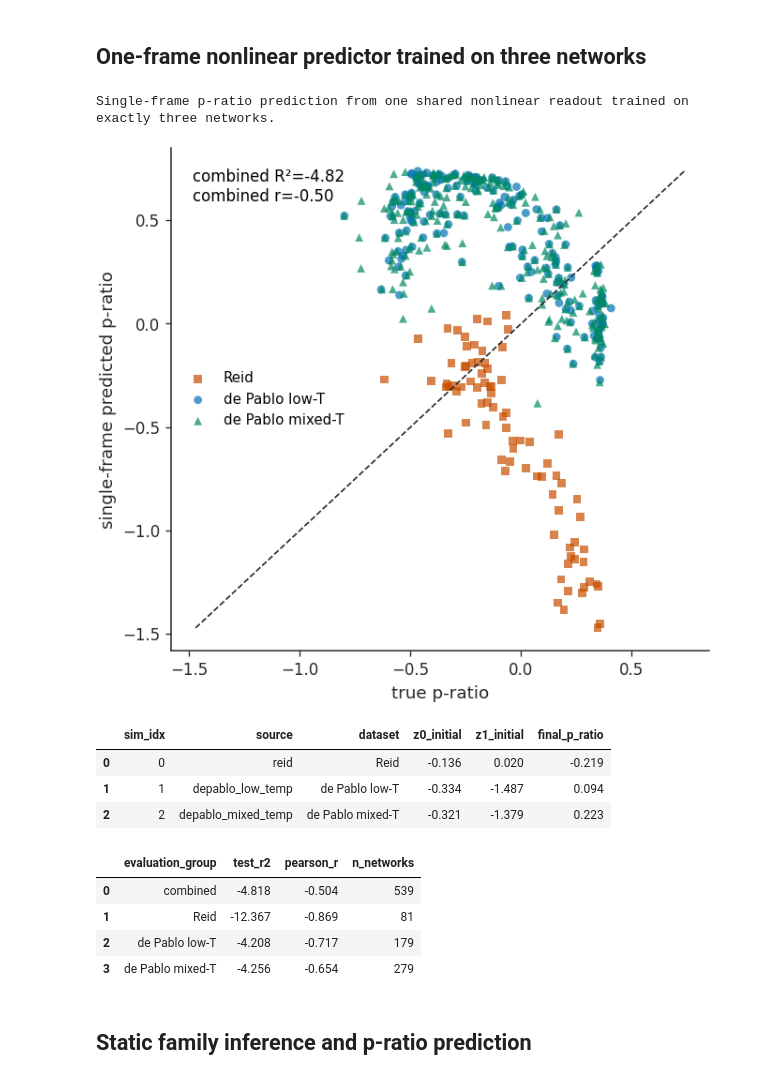
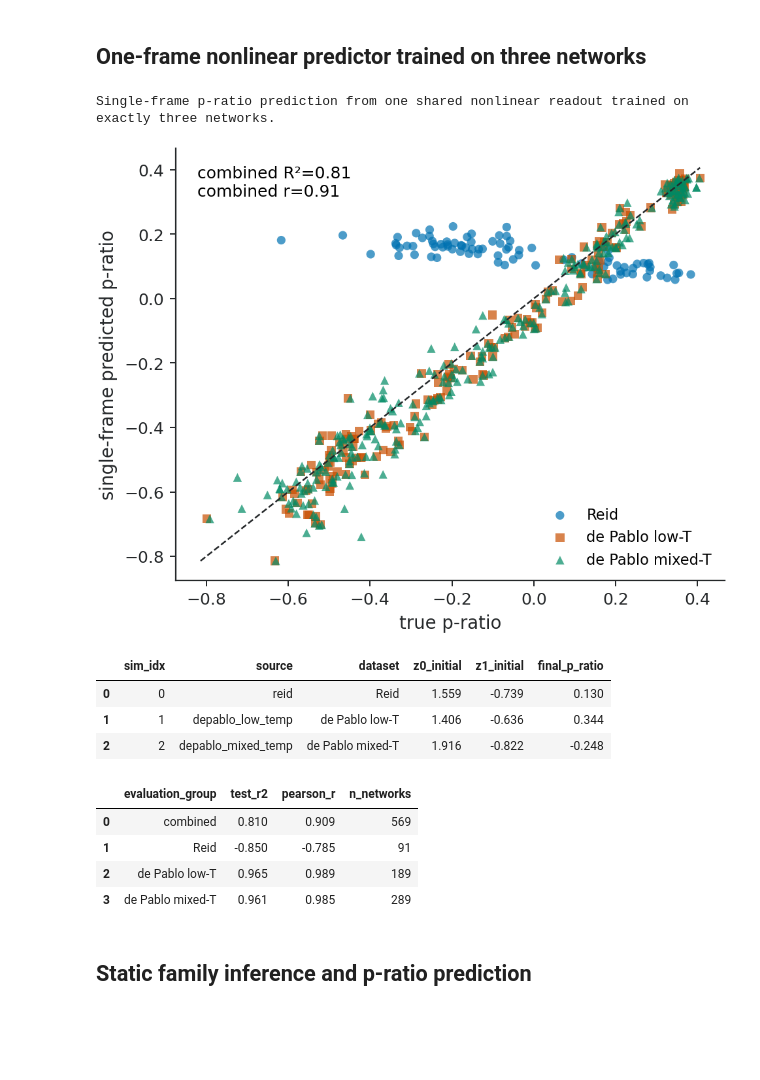
Before and after one commit to alex-zhilkin/DL-course-project, a Jupyter notebook: notebooks/latent_space/06_mixed_dataset_shared_latent_space.ipynb, the cells around one changed output. Saved outputs shown, nothing was run; the diff lists cells and outputs as text; code cells hidden in the pictures; blank space fills up the shorter version.

```diff
--- a/notebooks/latent_space/06_mixed_dataset_shared_latent_space.ipynb
+++ b/notebooks/latent_space/06_mixed_dataset_shared_latent_space.ipynb
@@ -30,6 +30,10 @@ from lss.plotting import PAPER_COLORS, apply_editorial_style, dataset_color, sty
 from lss.utils import resolve_device
 
 apply_editorial_style()
+PAPER_DPI = 180
+PAPER_FIGSIZE = (5.4, 4.2)
+PAPER_WIDE_FIGSIZE = (10.8, 4.2)
+plt.rcParams.update({'figure.dpi': PAPER_DPI, 'savefig.dpi': 400})
 DEVICE = resolve_device('auto')
 DEVICE
 # %% [output]
@@ -245,16 +300,18 @@ Raw z0-z1 plane using every encoded frame from held-out networks; colour denotes
 ## Held-out latent trajectories
 # %%
 print('Held-out z0 trajectories: colour denotes final p-ratio and line style denotes dataset. The right column enlarges the initial segment of the same trajectories.')
-line_styles = {'Reid': '-', 'de Pablo low-T': '--', 'de Pablo mixed-T': ':'}
+line_style_cycle = ['-', '--', ':', '-.']
+line_styles = {dataset: line_style_cycle[index % len(line_style_cycle)] for index, dataset in enumerate(DATASET_LABELS)}
 plot_values = test_descriptors.final_p_ratio.replace([np.inf,-np.inf],np.nan).dropna()
 norm = Normalize(vmin=plot_values.quantile(.01), vmax=plot_values.quantile(.99))
 cmap = plt.get_cmap('cividis_r')
 INITIAL_ZOOM_FRAME = 12
 
-fig = plt.figure(figsize=(10.2, 4.35), constrained_layout=True)
-grid = fig.add_gridspec(3, 2, width_ratios=[4.7, 1.9], hspace=.08, wspace=.07)
+trajectory_figsize = (PAPER_WIDE_FIGSIZE[0], max(PAPER_WIDE_FIGSIZE[1], 1.65*len(DATASET_LABELS)))
+fig = plt.figure(figsize=trajectory_figsize, constrained_layout=True)
+grid = fig.add_gridspec(len(DATASET_LABELS), 2, width_ratios=[4.7, 1.9], hspace=.08, wspace=.07)
 ax = fig.add_subplot(grid[:, 0])
-zoom_axes = [fig.add_subplot(grid[row, 1]) for row in range(3)]
+zoom_axes = [fig.add_subplot(grid[row, 1]) for row in range(len(DATASET_LABELS))]
 selected_rows = []
 selected_trajectories = []
 
@@ -361,10 +418,10 @@ for label,group in [('combined',source_baseline), *[(dataset,source_baseline[sou
     probe_rows.append({'method':'source identity only','evaluation_group':label,'test_r2':r2_score(group.final_p_ratio,group.predicted_p_ratio),'pearson_r':pearson_r(group.final_p_ratio,group.predicted_p_ratio),'n_networks':len(group)})
 probe_scores=pd.DataFrame(probe_rows); probe_scores.to_csv(OUTPUT/'shared_probe_scores.csv',index=False); probe_predictions.to_csv(OUTPUT/'shared_probe_predictions.csv',index=False); source_baseline.to_csv(OUTPUT/'source_only_baseline_predictions.csv',index=False)
 print('Shared linear p-ratio readout fitted on validation networks and evaluated once on held-out networks.')
-fig, ax = plt.subplots(figsize=(5.5,5.0), constrained_layout=True)
+fig, ax = plt.subplots(figsize=PAPER_FIGSIZE, constrained_layout=True)
 for dataset, group in probe_predictions.groupby('dataset'):
     key, marker = SOURCE_STYLES[dataset]
-    ax.scatter(group.final_p_ratio,group.predicted_p_ratio,s=28,alpha=.7,marker=marker,color=dataset_color(key),edgecolor='none',label=dataset)
+    ax.scatter(group.final_p_ratio,group.predicted_p_ratio,s=28,alpha=.7,marker=marker,color=SOURCE_COLORS[dataset],edgecolor='none',label=dataset)
 limits=np.r_[probe_predictions.final_p_ratio,probe_predictions.predicted_p_ratio]; lo,hi=np.nanmin(limits),np.nanmax(limits)
 ax.plot([lo,hi],[lo,hi],'--',color=PAPER_COLORS['ink'],lw=1)
 combined=probe_scores.query("evaluation_group == 'combined' and method == 'shared latent readout'").iloc[0]
@@ -396,13 +453,9 @@ for feature_set, features in PROBE_FEATURE_SETS.items():
 feature_set_scores = pd.DataFrame(feature_set_rows)
 feature_set_scores.to_csv(OUTPUT/'shared_probe_feature_set_scores.csv', index=False)
 print('Held-out p-ratio R² by latent information available to one shared readout.')
-fig, ax = plt.subplots(figsize=(7.2, 4.3), constrained_layout=True)
-plot_styles = {
-    'combined': (PAPER_COLORS['ink'], 'o'),
-    'Reid': (dataset_color('reid'), 's'),
-    'de Pablo low-T': (dataset_color('depablo_low_temp'), '^'),
-    'de Pablo mixed-T': (dataset_color('depablo_mixed_temp'), 'D'),
-}
+fig, ax = plt.subplots(figsize=PAPER_FIGSIZE, constrained_layout=True)
+plot_styles = {'combined': (PAPER_COLORS['ink'], 'o')}
+plot_styles.update({dataset: (SOURCE_COLORS[dataset], marker) for dataset, (_, marker) in SOURCE_STYLES.items()})
 x = np.arange(len(PROBE_FEATURE_SETS))
 for evaluation_group, (color, marker) in plot_styles.items():
     group = feature_set_scores[feature_set_scores.evaluation_group.eq(evaluation_group)].set_index('feature_set').loc[list(PROBE_FEATURE_SETS)]
@@ -460,10 +513,10 @@ with torch.no_grad():
             'sim_idx': sim_idx, 'source': source_name,
             'dataset': SOURCE_LABELS.get(source_name, source_name),
             'z0_initial': float(z[0]), 'z1_initial': float(z[1]),
-            'final_p_ratio': ground_truth_p_ratio(sim, -1, dataset_name=source_name, cfg=cfg),
+            'final_p_ratio': ground_truth_p_ratio(sim, -1, dataset_name=source_name, experiment_config=experiment_config),
         })
 three_example_train = pd.DataFrame(three_example_rows)
-assert len(three_example_train) == len(DATASETS) == 3
+assert len(three_example_train) == TRAIN_PER_SOURCE * len(DATASETS)
 
 class StaticPratioMLP(torch.nn.Module):
     def __init__(self, hidden_size=8):
@@ -477,53 +530,53 @@ class StaticPratioMLP(torch.nn.Module):
 seed_everything(SEED + 17)
 train_x = torch.as_tensor(three_example_train[['z0_initial','z1_initial']].to_numpy(float), dtype=torch.float32, device=DEVICE)
 train_y = torch.as_tensor(three_example_train.final_p_ratio.to_numpy(float), dtype=torch.float32, device=DEVICE)
-static_z_mean = train_x.mean(0); static_z_std = train_x.std(0).clamp_min(1e-6)
-static_y_mean = train_y.mean(); static_y_std = train_y.std().clamp_min(1e-6)
+static_z_mean = train_x.mean(0); static_z_std = train_x.std(0, unbiased=False).clamp_min(1e-6)
+static_y_mean = train_y.mean(); static_y_std = train_y.std(unbiased=False).clamp_min(1e-6)
 static_mlp = StaticPratioMLP(hidden_size=8).to(DEVICE)
 optimizer = torch.optim.AdamW(static_mlp.parameters(), lr=5e-3, weight_decay=1e-2)
 for epoch in range(1500):
     optimizer.zero_grad(set_to_none=True)
     prediction = static_mlp((train_x-static_z_mean)/static_z_std)
     loss = torch.nn.functional.mse_loss(prediction, (train_y-static_y_mean)/static_y_std)
     loss.backward(); optimizer.step()
 
 static_mlp.eval()
 three_example_test = test_descriptors[['dataset','sim_idx','z0_initial','z1_initial','final_p_ratio']].dropna().copy()
 test_x = torch.as_tensor(three_example_test[['z0_initial','z1_initial']].to_numpy(float), dtype=torch.float32, device=DEVICE)
 with torch.no_grad():
     predicted = static_mlp((test_x-static_z_mean)/static_z_std)*static_y_std + static_y_mean
 three_example_test['predicted_p_ratio'] = predicted.cpu().numpy()
 three_example_rows = []
 for label, group in [('combined',three_example_test), *[(dataset,three_example_test[three_example_test.dataset.eq(dataset)]) for dataset in DATASET_LABELS]]:
     three_example_rows.append({'evaluation_group': label, 'test_r2': r2_score(group.final_p_ratio, group.predicted_p_ratio), 'pearson_r': pearson_r(group.final_p_ratio, group.predicted_p_ratio), 'n_networks': len(group)})
 three_example_scores = pd.DataFrame(three_example_rows)
 three_example_train.to_csv(OUTPUT/'three_example_static_mlp_training_points.csv', index=False)
 three_example_test.to_csv(OUTPUT/'three_example_static_mlp_predictions.csv', index=False)
 three_example_scores.to_csv(OUTPUT/'three_example_static_mlp_scores.csv', index=False)
-torch.save({'model_state_dict': {k:v.detach().cpu() for k,v in static_mlp.state_dict().items()}, 'z_mean': static_z_mean.cpu(), 'z_std': static_z_std.cpu(), 'y_mean': static_y_mean.cpu(), 'y_std': static_y_std.cpu(), 'hidden_size': 8, 'training_networks': 3}, OUTPUT/'three_example_static_mlp.pt')
+torch.save({'model_state_dict': {k:v.detach().cpu() for k,v in static_mlp.state_dict().items()}, 'z_mean': static_z_mean.cpu(), 'z_std': static_z_std.cpu(), 'y_mean': static_y_mean.cpu(), 'y_std': static_y_std.cpu(), 'hidden_size': 8, 'training_networks': len(three_example_train)}, OUTPUT/'active_source_static_mlp.pt')
 print('Single-frame p-ratio prediction from one shared nonlinear readout trained on exactly three networks.')
-fig, ax = plt.subplots(figsize=(5.5,5.0), constrained_layout=True)
+fig, ax = plt.subplots(figsize=PAPER_FIGSIZE, constrained_layout=True)
 for dataset, group in three_example_test.groupby('dataset', sort=False):
     key, marker = SOURCE_STYLES[dataset]
-    ax.scatter(group.final_p_ratio, group.predicted_p_ratio, s=28, alpha=.7, marker=marker, color=dataset_color(key), edgecolor='none', label=dataset)
+    ax.scatter(group.final_p_ratio, group.predicted_p_ratio, s=28, alpha=.7, marker=marker, color=SOURCE_COLORS[dataset], edgecolor='none', label=dataset)
 limits=np.r_[three_example_test.final_p_ratio,three_example_test.predicted_p_ratio]; lo,hi=np.nanmin(limits),np.nanmax(limits)
 ax.plot([lo,hi],[lo,hi],'--',color=PAPER_COLORS['ink'],lw=1)
 combined_three = three_example_scores.query("evaluation_group == 'combined'").iloc[0]
 ax.text(.04,.96,f"combined R²={combined_three.test_r2:.2f}\ncombined r={combined_three.pearson_r:.2f}", transform=ax.transAxes, ha='left', va='top')
 style_axes(ax,xlabel='true p-ratio',ylabel='single-frame predicted p-ratio',legend=True)
 plt.show(); display(three_example_train.round(3)); display(three_example_scores.round(3))
 # %% [output]
 Single-frame p-ratio prediction from one shared nonlinear readout trained on exactly three networks.
-[figure, old version]
+[figure, new version]
 |  | sim_idx | source | dataset | z0_initial | z1_initial | final_p_ratio |
-| 0 | 0 | reid | Reid | -0.136 | 0.020 | -0.219 |
-| 1 | 1 | depablo_low_temp | de Pablo low-T | -0.334 | -1.487 | 0.094 |
-| 2 | 2 | depablo_mixed_temp | de Pablo mixed-T | -0.321 | -1.379 | 0.223 |
+| 0 | 0 | reid | Reid | 1.559 | -0.739 | 0.130 |
+| 1 | 1 | depablo_low_temp | de Pablo low-T | 1.406 | -0.636 | 0.344 |
+| 2 | 2 | depablo_mixed_temp | de Pablo mixed-T | 1.916 | -0.822 | -0.248 |
 |  | evaluation_group | test_r2 | pearson_r | n_networks |
-| 0 | combined | -4.818 | -0.504 | 539 |
-| 1 | Reid | -12.367 | -0.869 | 81 |
-| 2 | de Pablo low-T | -4.208 | -0.717 | 179 |
-| 3 | de Pablo mixed-T | -4.256 | -0.654 | 279 |
+| 0 | combined | 0.810 | 0.909 | 569 |
+| 1 | Reid | -0.850 | -0.785 | 91 |
+| 2 | de Pablo low-T | 0.965 | 0.989 | 189 |
+| 3 | de Pablo mixed-T | 0.961 | 0.985 | 289 |
 # %% [markdown]
 ## Static family inference and p-ratio prediction
 # %%
```
Also changed, not shown: parts of 12 cells of this notebook, 42 other files.
